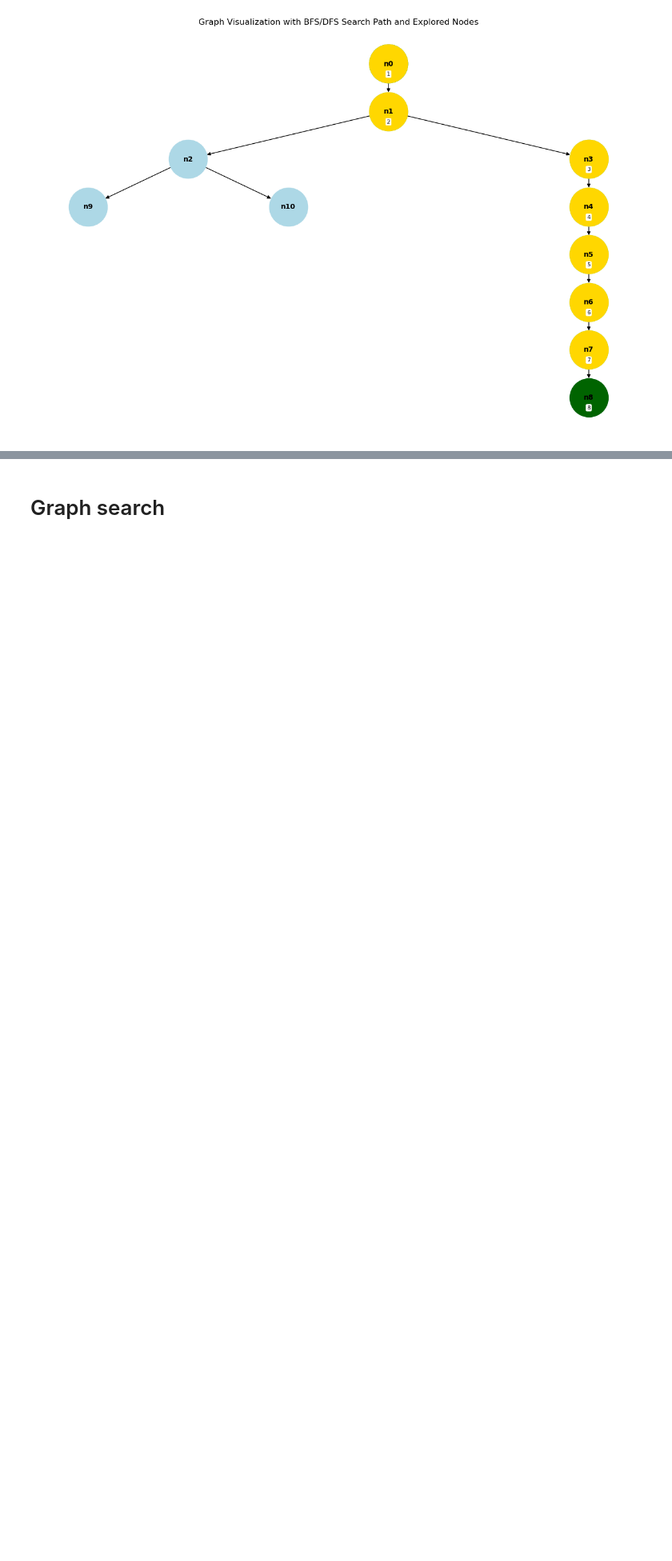
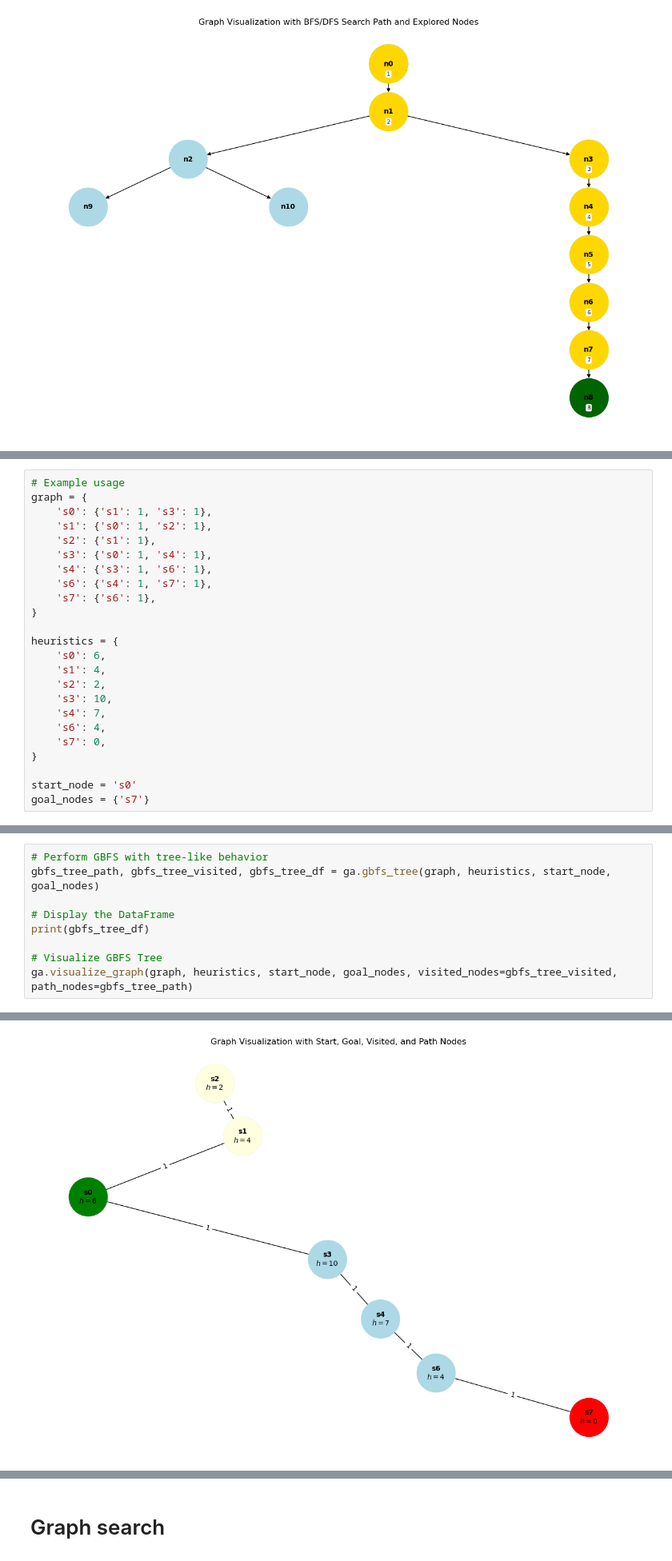
Before and after one commit to alpacfer/intro_to_ai, a Jupyter notebook: graphs_introai.ipynb, the cells around one changed output, grey strips where cells are left out. Shown: that part at 80% size. Cells and saved outputs as stored; diff of their text form; blank space fills up the shorter version.

Commit message:
Tree search

```diff
--- a/graphs_introai.ipynb
+++ b/graphs_introai.ipynb
@@ -71,0 +76,24 @@ Goal n8 reached! Path: ['n0', 'n1', 'n3', 'n4', 'n5', 'n6', 'n7', 'n8']
+# %%
+# Example usage
+graph = {
+    's0': {'s1': 1, 's3': 1},
+    's1': {'s0': 1, 's2': 1},
+    's2': {'s1': 1},
+    's3': {'s0': 1, 's4': 1},
+    's4': {'s3': 1, 's6': 1},
+    's6': {'s4': 1, 's7': 1},
+    's7': {'s6': 1},
+}
+
+heuristics = {
+    's0': 6,
+    's1': 4,
+    's2': 2,
+    's3': 10,
+    's4': 7,
+    's6': 4,
+    's7': 0,
+}
+
+start_node = 's0'
+goal_nodes = {'s7'}
@@ -71,0 +102,10 @@ Goal n8 reached! Path: ['n0', 'n1', 'n3', 'n4', 'n5', 'n6', 'n7', 'n8']
+# %%
+# Perform GBFS with tree-like behavior
+gbfs_tree_path, gbfs_tree_visited, gbfs_tree_df = ga.gbfs_tree(graph, heuristics, start_node, goal_nodes)
+
+# Display the DataFrame
+print(gbfs_tree_df)
+
+# Visualize GBFS Tree
+ga.visualize_graph(graph, heuristics, start_node, goal_nodes, visited_nodes=gbfs_tree_visited, path_nodes=gbfs_tree_path)
+# %% [output]
@@ -71,0 +129 @@ Goal n8 reached! Path: ['n0', 'n1', 'n3', 'n4', 'n5', 'n6', 'n7', 'n8']
+[figure, added]
```
Also changed, not shown: parts of 13 cells of this notebook, 1 other file.
